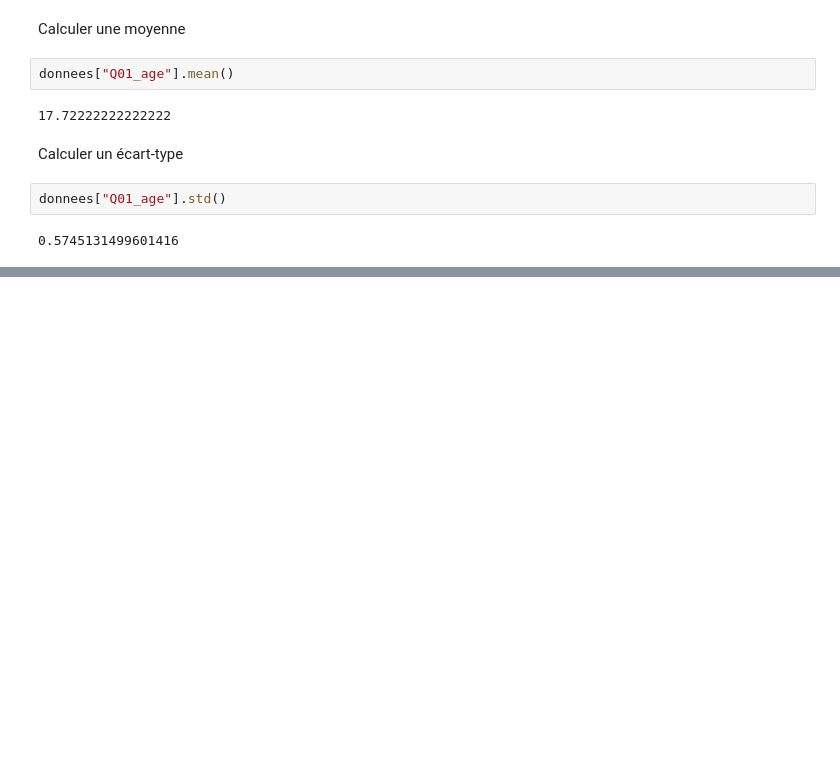
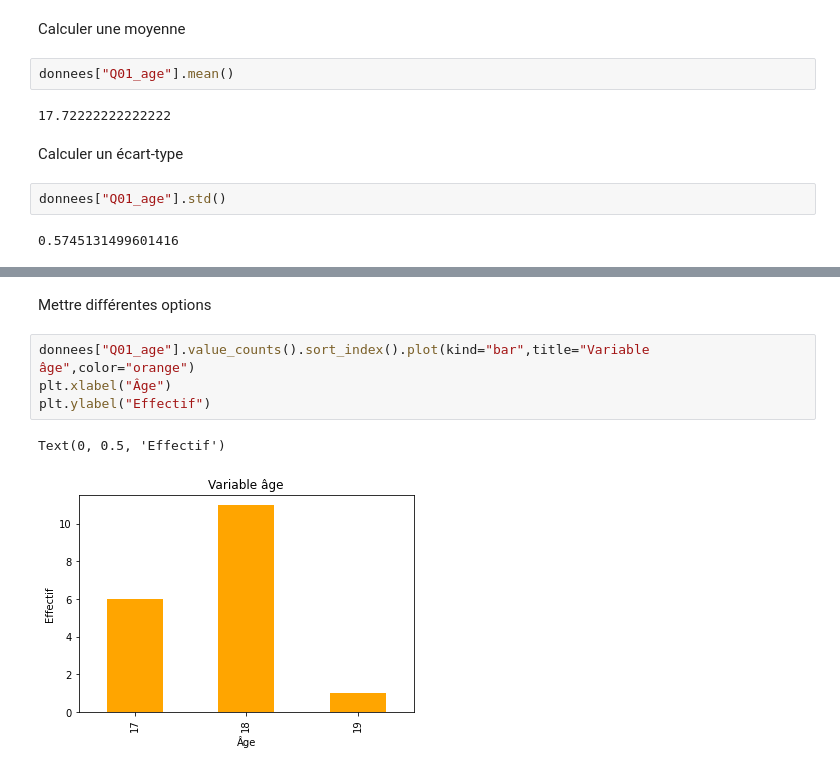
Before and after one commit to emilienschultz/mathSHS, a Jupyter notebook: Mémo des commandes Python.ipynb, the cells around one changed output, grey strips where cells are left out. Cells and saved outputs as stored; diff of their text form; blank space fills up the shorter version.

```diff
--- a/Mémo des commandes Python.ipynb
+++ b/Mémo des commandes Python.ipynb
@@ -155,0 +249,9 @@ donnees["Q01_age"].std()
+# %% [markdown]
+Mettre différentes options
+# %%
+donnees["Q01_age"].value_counts().sort_index().plot(kind="bar",title="Variable âge",color="orange")
+plt.xlabel("Âge")
+plt.ylabel("Effectif")
+# %% [output]
+Text(0, 0.5, 'Effectif')
+[figure, added]
```
Also changed, not shown: parts of 32 cells of this notebook, 2 other files.
